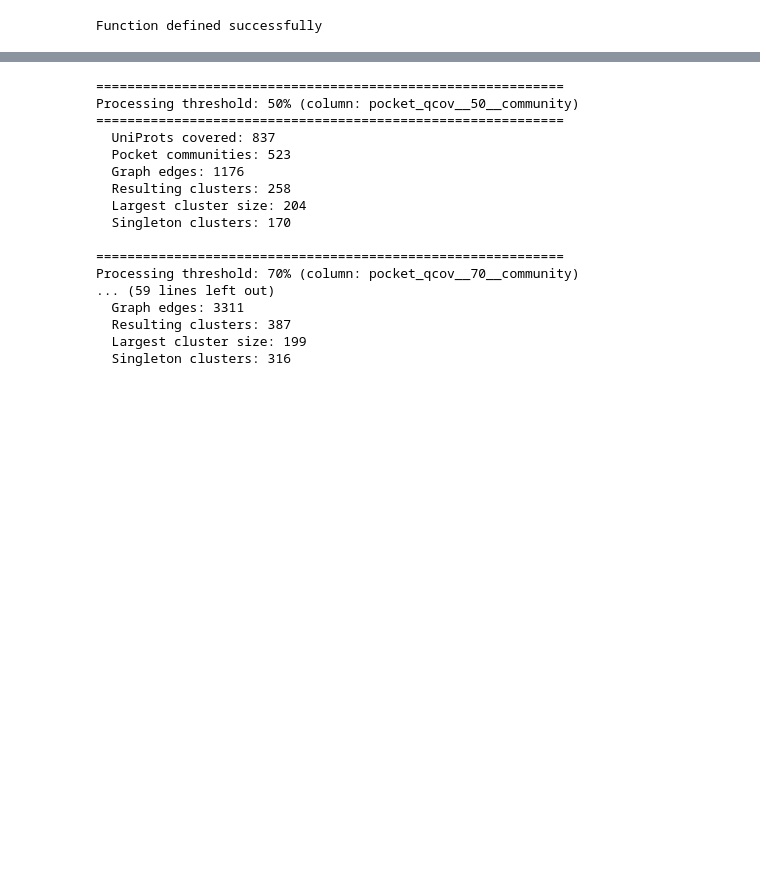
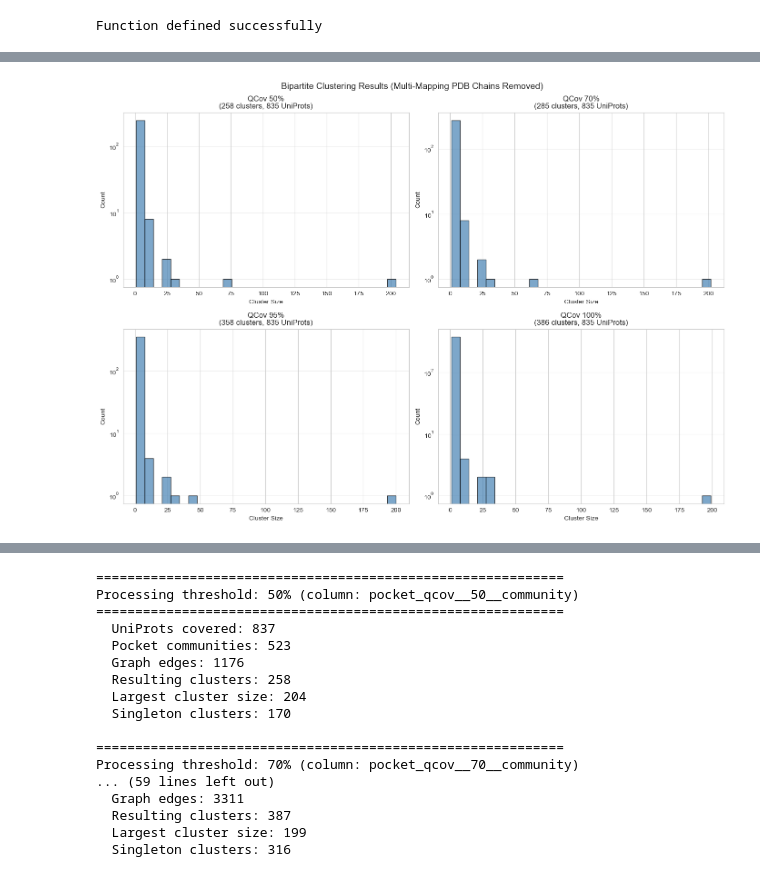
Before and after one commit to AaronXu9/VLS-Benchmark-Dataset, a Jupyter notebook: notebooks/protein_graph_analysis.ipynb, the cells around one changed output, grey strips where cells are left out. Drawn from its saved outputs; the diff is of its cells as text; code cells hidden in the pictures; blank space fills up the shorter version.

```diff
--- a/notebooks/protein_graph_analysis.ipynb
+++ b/notebooks/protein_graph_analysis.ipynb
@@ -718,0 +823,11 @@ Function defined successfully
+# %%
+# Filter the annotation table to exclude multi-mapping PDB chains
+filtered_annot_clean = filtered_annot[~filtered_annot['pdb_chain_key'].isin(pdb_chains_to_exclude)].copy()
+
+print(f"Filtered annotation rows (before): {len(filtered_annot)}")
+print(f"Filtered annotation rows (after removing multi-mapping chains): {len(filtered_annot_clean)}")
+
+# Update target_uniprots to only include those with remaining PDB structures
+target_uniprots_clean = target_uniprots & uniprots_after
+print(f"\nTarget UniProts (before): {len(target_uniprots)}")
+print(f"Target UniProts (after): {len(target_uniprots_clean)}")
@@ -718,0 +954,30 @@ Function defined successfully
+# %%
+# Visualize clustering results across thresholds (filtered data)
+import matplotlib.pyplot as plt
+from collections import Counter
+
+fig, axes = plt.subplots(2, 2, figsize=(14, 10))
+
+for idx, threshold in enumerate(pocket_qcov_thresholds):
+    ax = axes[idx // 2, idx % 2]
+
+    col_name = f'cluster_bipartite_qcov_{threshold}'
+    # Exclude -1 (unclustered)
+    valid_clusters = bipartite_cluster_results_filtered[bipartite_cluster_results_filtered[col_name] != -1][col_name]
+    cluster_sizes = list(Counter(valid_clusters).values())
+
+    stats = bipartite_results_filtered[threshold]['stats']
+
+    ax.hist(cluster_sizes, bins=30, edgecolor='black', alpha=0.7, color='steelblue')
+    ax.set_xlabel('Cluster Size')
+    ax.set_ylabel('Count')
+    ax.set_title(f'QCov {threshold}%\n({stats["n_clusters"]} clusters, {stats["n_uniprots"]} UniProts)')
+    ax.set_yscale('log')
+    ax.grid(axis='y', alpha=0.3)
+
+plt.suptitle('Bipartite Clustering Results (Multi-Mapping PDB Chains Removed)', fontsize=14)
+plt.tight_layout()
+plt.savefig('../data/output/bipartite_clustering_filtered.png', dpi=150, bbox_inches='tight')
+plt.show()
+# %% [output]
+[figure, added]
```
Also changed, not shown: parts of 10 cells of this notebook, 6 other files.
